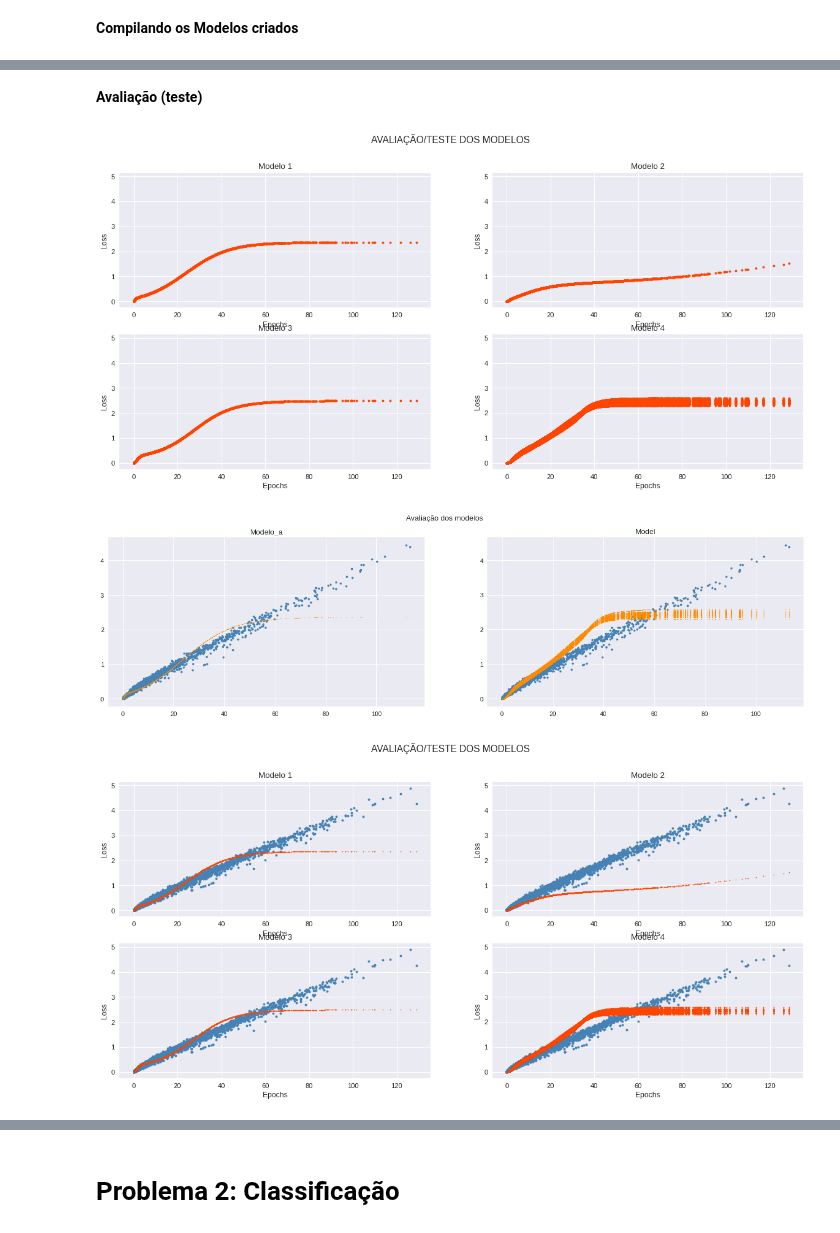
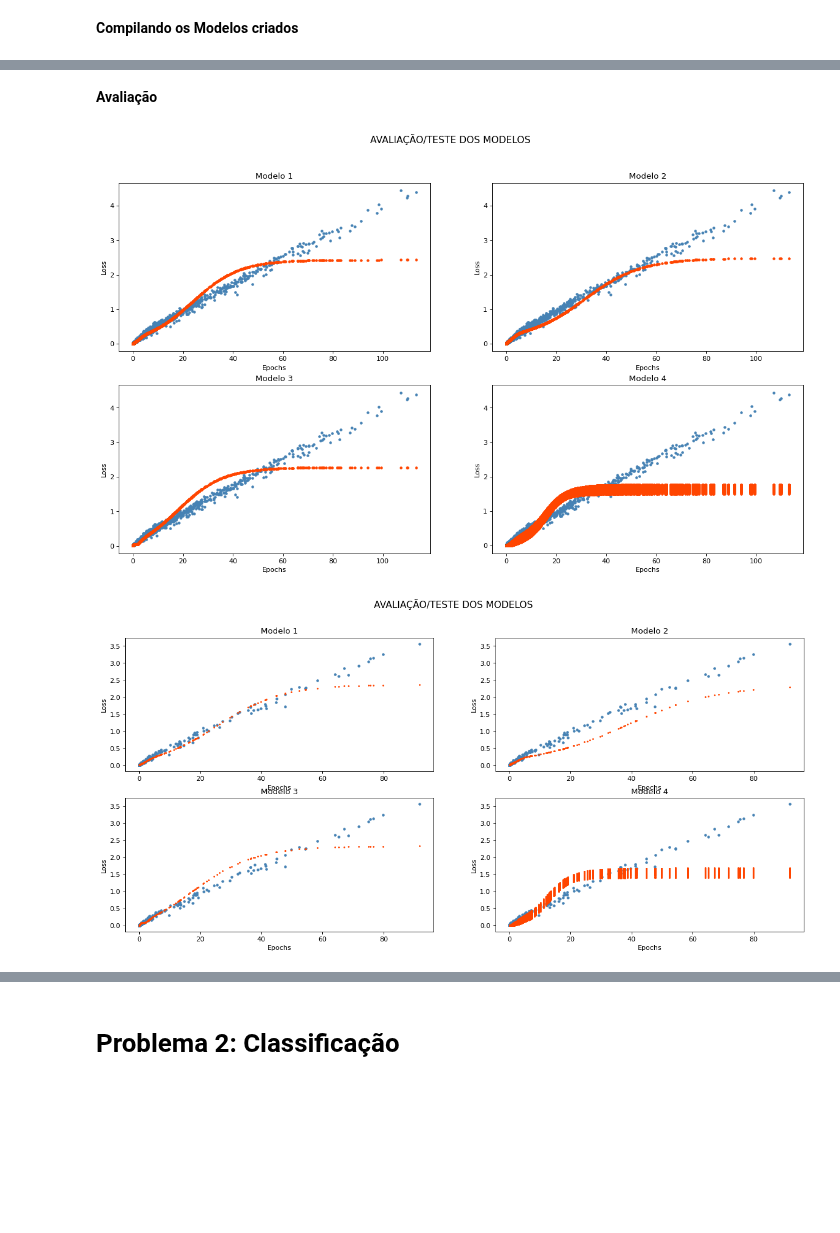
Before and after one commit to lourencocavalcante/Neurocomputacao, a Jupyter notebook: CAP351_Projeto_01_MLP.ipynb, the cells around one changed output, grey strips where cells are left out. Saved outputs shown, nothing was run; the diff lists cells and outputs as text; code cells hidden in the pictures; blank space fills up the shorter version.

```diff
--- a/CAP351_Projeto_01_MLP.ipynb
+++ b/CAP351_Projeto_01_MLP.ipynb
@@ -180,28 +190,29 @@ modelo_a.add(keras.layers.Dense(units=1, activation="linear"))
 modelo_b = keras.Sequential()
 modelo_b.add(keras.layers.Dense(units=5, input_shape=[1], activation="tanh"))
 modelo_b.add(keras.layers.Dense(units=5, activation="tanh"))
-modelo_b.add(keras.layers.Dense(units=1, activation="linear"))
+modelo_b.add(keras.layers.Dense(units=1, activation="tanh"))
 #tf.keras.utils.plot_model(modelo_b, show_shapes=True)
 
 #modelo_c
 modelo_c = keras.Sequential()
 modelo_c.add(keras.layers.Dense(units=5, input_shape=[1], activation="tanh"))
 modelo_c.add(keras.layers.Dense(units=5, activation="tanh"))
-modelo_c.add(keras.layers.Dense(units=1, activation="linear"))
+modelo_c.add(keras.layers.Dense(units=1, activation="tanh"))
 #tf.keras.utils.plot_model(modelo_c, show_shapes=True)
 
 #modelo_final
 modelo_final = keras.Sequential()
-modelo_final.add(keras.layers.Dense(units=100, kernel_regularizer=l2(fl2), input_shape=[1], activation="tanh"))
-modelo_final.add(Dropout(drop))
-modelo_final.add(keras.layers.Dense(units=100, kernel_regularizer=l2(fl2), activation="tanh"))
+modelo_final.add(keras.layers.Dense(units=50, kernel_regularizer=l2(fl2), input_shape=[1], activation="tanh"))
 modelo_final.add(Dropout(drop))
 modelo_final.add(keras.layers.Dense(units=100, kernel_regularizer=l2(fl2), activation="tanh"))
 modelo_final.add(Dropout(drop))
 modelo_final.add(keras.layers.Dense(units=100, kernel_regularizer=l2(fl2), activation="tanh"))
 modelo_final.add(Dropout(drop))
 modelo_final.add(keras.layers.Dense(units=50, kernel_regularizer=l2(fl2), activation="tanh"))
-modelo_final.add(keras.layers.Dense(units=20, kernel_regularizer=l2(fl2), activation="sigmoid"))
-modelo_final.add(keras.layers.Dense(units=50, activation="linear"))
+modelo_final.add(Dropout(drop))
+modelo_final.add(keras.layers.Dense(units=40, kernel_regularizer=l2(fl2), activation="tanh"))
+modelo_final.add(Dropout(drop))
+modelo_final.add(keras.layers.Dense(units=20, kernel_regularizer=l2(fl2), activation="tanh"))
+modelo_final.add(keras.layers.Dense(units=1, activation="linear"))
 tf.keras.utils.plot_model(modelo_final, show_shapes=True)
 # %% [output]
@@ -220,5 +231,5 @@ lista_modelos = [modelo_a, modelo_b, modelo_c, modelo_final]
 # %%
-epocas = 50 #Degine a quantidade de épocas para o treinamento
+epocas = 1000 #Define a quantidade de épocas para o treinamento
 
 early = tf.keras.callbacks.EarlyStopping(monitor='loss', patience=100)
 
@@ -245,7 +258,7 @@ plt.show()
 # %% [markdown]
-**Avaliação (teste)**
+**Avaliação**
 # %%
-figure(figsize=(18,8),dpi=80)
+figure(figsize=(18,10),dpi=80)
 plt.suptitle('AVALIAÇÃO/TESTE DOS MODELOS', size=14)
 
 for m, res_modelo in zip(range(0, len(lista_modelos)), lista_modelos):
@@ -260,46 +273,27 @@ for m, res_modelo in zip(range(0, len(lista_modelos)), lista_modelos):
 
 plt.show()
 # %% [output]
-[figure, old version]
+[figure, new version]
 # %%
-figure(figsize=(20,5),dpi=80)
-plt.suptitle('Avaliação dos modelos')
-plt.subplot(1,2,1)
-y_res = modelo_a.predict(x_test)
-plt.plot(x_test, y_test, '.', color='#4682B4')
-plt.plot(x_test, y_res, '.', markersize=2, color='#FF8C00')
-plt.title('Modelo_a')
-
-plt.subplot(1,2,2)
-y_res = modelo_final.predict(x_test)
-plt.plot(x_test, y_test, '.', color='#4682B4')
-plt.plot(x_test, y_res, '.', markersize=2, color='#FF8C00')
-plt.title('Model')
-
-plt.show()
-
-
-
 figure(figsize=(18,8),dpi=80)
 plt.suptitle('AVALIAÇÃO/TESTE DOS MODELOS', size=14)
 for m, res_modelo in zip(range(0, len(lista_modelos)), lista_modelos):
 
   plt.subplot(2,2,m+1)
-  y_rest = res_modelo.predict(x_train)
-  plt.plot(x_train, y_train, '.', color='#4682B4')
-  plt.plot(x_train, y_rest, '.', markersize=3 ,color='#FF4500')
+  y_rest = res_modelo.predict(x_test)
+  plt.plot(x_test, y_test, '.', color='#4682B4')
+  plt.plot(x_test, y_rest, '.', markersize=3 ,color='#FF4500')
   plt.title('Modelo '+ str(m+1))
   plt.xlabel("Epochs")
   plt.ylabel("Loss")
 
 plt.show()
 
 
 
 test_loss = modelo_a.evaluate(x_test, y_test)
 test_loss = modelo_b.evaluate(x_test, y_test)
 test_loss = modelo_c.evaluate(x_test, y_test)
 test_loss = modelo_final.evaluate(x_test, y_test)
 # %% [output]
-[figure, old version]
+[figure, new version]
-[figure, removed]
```
Also changed, not shown: parts of 26 cells of this notebook.
